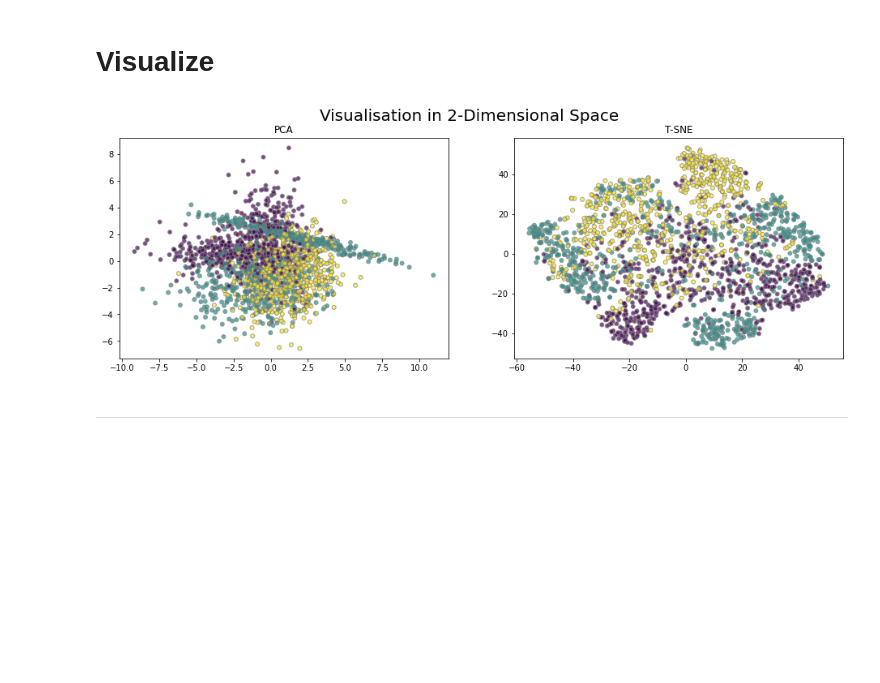
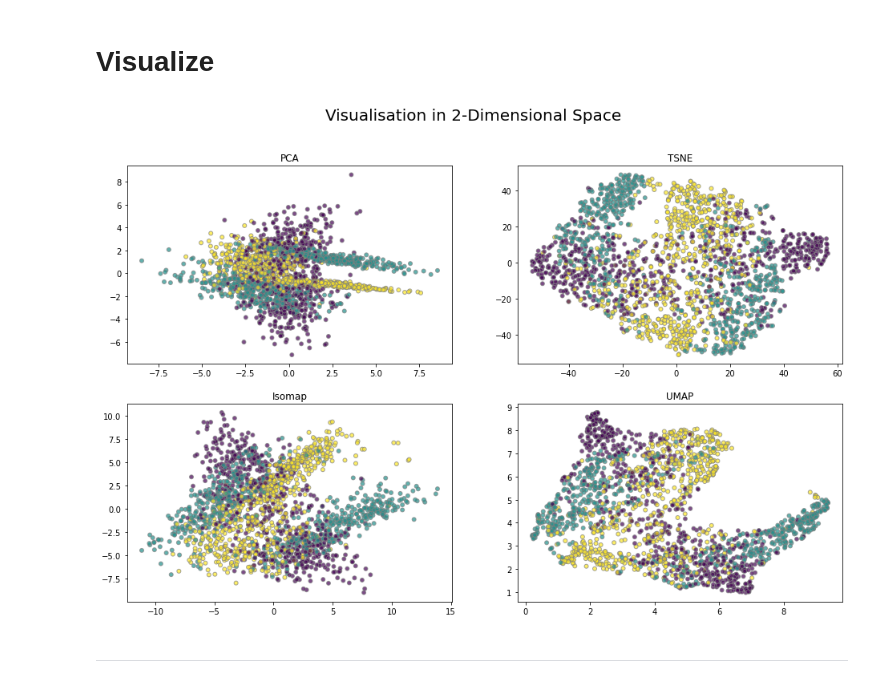
Before and after one commit to mdsatria/boredcode, a Jupyter notebook: ROC in Multi-Class KNN (OvA).ipynb, the cells around one changed output. Saved outputs shown, nothing was run; the diff lists cells and outputs as text; code cells hidden in the pictures; blank space fills up the shorter version.

```diff
--- a/ROC in Multi-Class KNN (OvA).ipynb
+++ b/ROC in Multi-Class KNN (OvA).ipynb
@@ -25,15 +20,22 @@ x_tsne = TSNE(n_components=2).fit_transform(X)
-# %%
-plot_para ={'alpha':0.7, 'cmap':'viridis', 'edgecolors':'grey', 's':25}
-
-fig, axes = plt.subplots(1,2, figsize=(16,5))
-fig.suptitle('Visualisation in 2-Dimensional Space', fontsize=20)
-axes[0].scatter(x_pca[:,0], x_pca[:,1], c=Y, **plot_para)
-axes[0].set_title('PCA')
-axes[1].scatter(x_tsne[:,0], x_tsne[:,1], c=Y, **plot_para)
-axes[1].set_title('T-SNE')
-plt.show()
-# %% [output]
-[figure, removed]
+# %%
+n = 2
+x_pca =  np.expand_dims(PCA(n_components=n).fit_transform(X), axis=0)
+x_tsne = np.expand_dims(TSNE(n_components=n).fit_transform(X), axis=0)
+x_iso =  np.expand_dims(Isomap(n_components=n).fit_transform(X), axis=0)
+x_umap = np.expand_dims(UMAP(n_components=n).fit_transform(X), axis=0)
+# %%
+transformed_data = np.concatenate((x_pca, x_tsne, x_iso, x_umap), axis=0)
+# %%
+plot_para ={'alpha':0.7, 'cmap':'viridis', 'edgecolors':'grey', 's':25}
+method_name = ['PCA', 'TSNE', 'Isomap', 'UMAP']
+# %%
+fig, axes = plt.subplots(2,2, figsize=(16,10))
+fig.suptitle('Visualisation in 2-Dimensional Space', fontsize=20)
+for i, ax in enumerate(axes.flat):
+    ax.scatter(transformed_data[i,:,0], transformed_data[i,:,1], c=Y, **plot_para)
+    ax.set_title(method_name[i])
+# %% [output]
+[figure, added]
 # %% [markdown]
 -----------
 # %% [markdown]
```
Also changed, not shown: parts of 6 cells of this notebook, 2 other files.
